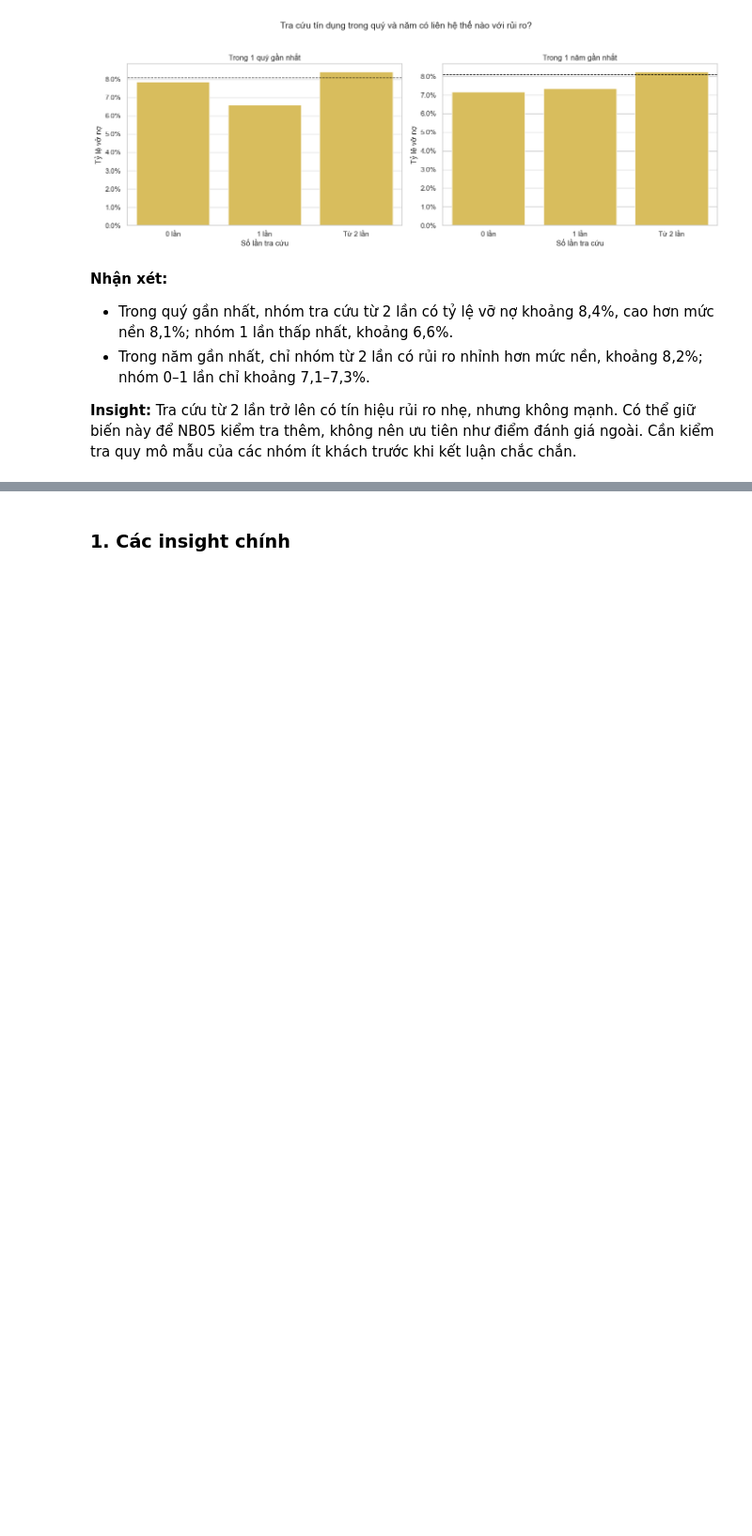
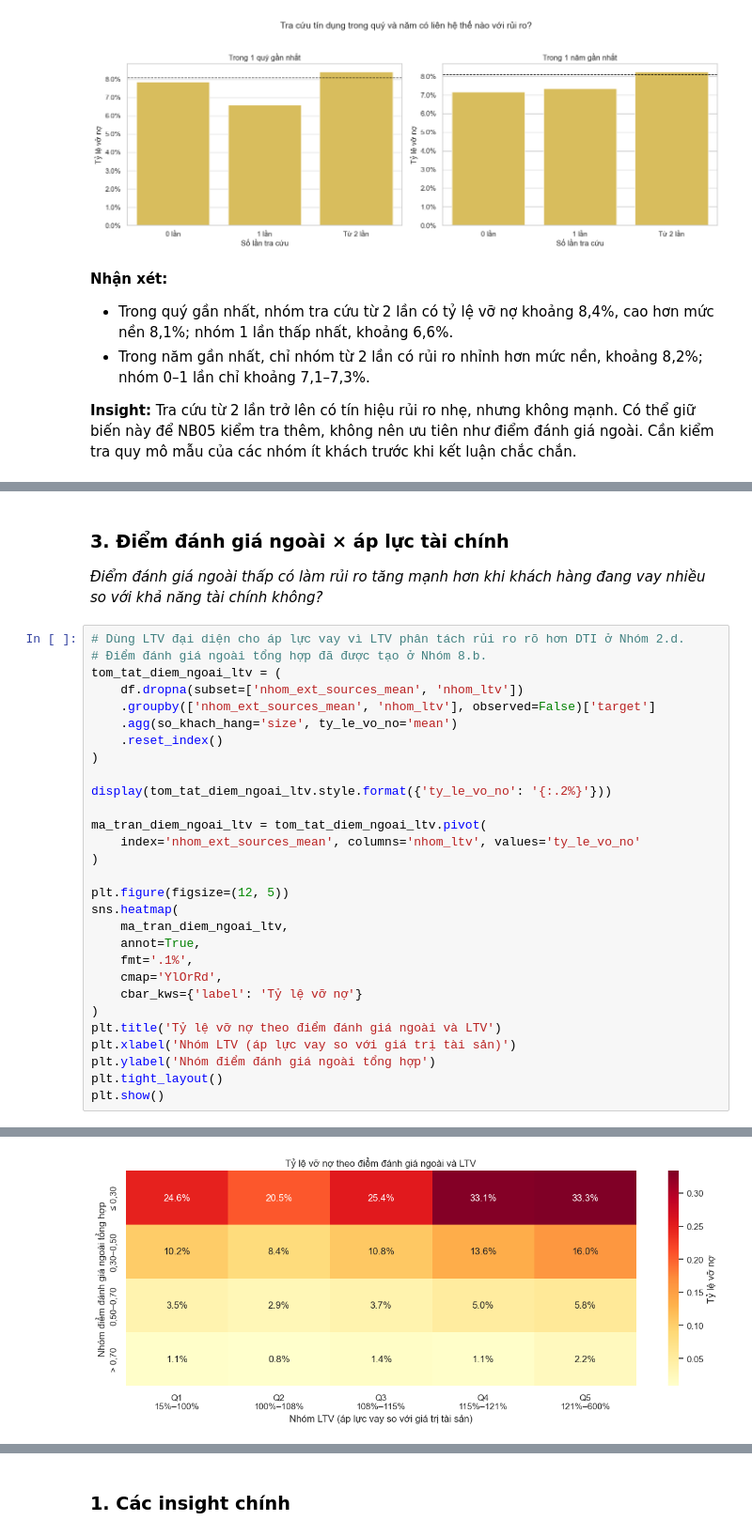
Before and after one commit to thanhhung9720001-collab/credit-risk-classifier, a Jupyter notebook: notebooks/04_eda_visualization.ipynb, the cells around one changed output, grey strips where cells are left out. Shown at 94% size. Cells and saved outputs as stored; diff of their text form; blank space fills up the shorter version.

```diff
--- a/notebooks/04_eda_visualization.ipynb
+++ b/notebooks/04_eda_visualization.ipynb
@@ -2866,0 +3001,34 @@ plt.show()
+# %% [markdown]
+### 3. Điểm đánh giá ngoài × áp lực tài chính
+
+*Điểm đánh giá ngoài thấp có làm rủi ro tăng mạnh hơn khi khách hàng đang vay nhiều so với khả năng tài chính không?*
+# %%
+# Dùng LTV đại diện cho áp lực vay vì LTV phân tách rủi ro rõ hơn DTI ở Nhóm 2.d.
+# Điểm đánh giá ngoài tổng hợp đã được tạo ở Nhóm 8.b.
+tom_tat_diem_ngoai_ltv = (
+    df.dropna(subset=['nhom_ext_sources_mean', 'nhom_ltv'])
+    .groupby(['nhom_ext_sources_mean', 'nhom_ltv'], observed=False)['target']
+    .agg(so_khach_hang='size', ty_le_vo_no='mean')
+    .reset_index()
+)
+
+display(tom_tat_diem_ngoai_ltv.style.format({'ty_le_vo_no': '{:.2%}'}))
+
+ma_tran_diem_ngoai_ltv = tom_tat_diem_ngoai_ltv.pivot(
+    index='nhom_ext_sources_mean', columns='nhom_ltv', values='ty_le_vo_no'
+)
+
+plt.figure(figsize=(12, 5))
+sns.heatmap(
+    ma_tran_diem_ngoai_ltv,
+    annot=True,
+    fmt='.1%',
+    cmap='YlOrRd',
+    cbar_kws={'label': 'Tỷ lệ vỡ nợ'}
+)
+plt.title('Tỷ lệ vỡ nợ theo điểm đánh giá ngoài và LTV')
+plt.xlabel('Nhóm LTV (áp lực vay so với giá trị tài sản)')
+plt.ylabel('Nhóm điểm đánh giá ngoài tổng hợp')
+plt.tight_layout()
+plt.show()
+# %% [output]
@@ -2866,0 +3052 @@ plt.show()
+[figure, added]
```
Also changed, not shown: parts of 12 cells of this notebook, 2 other files.
